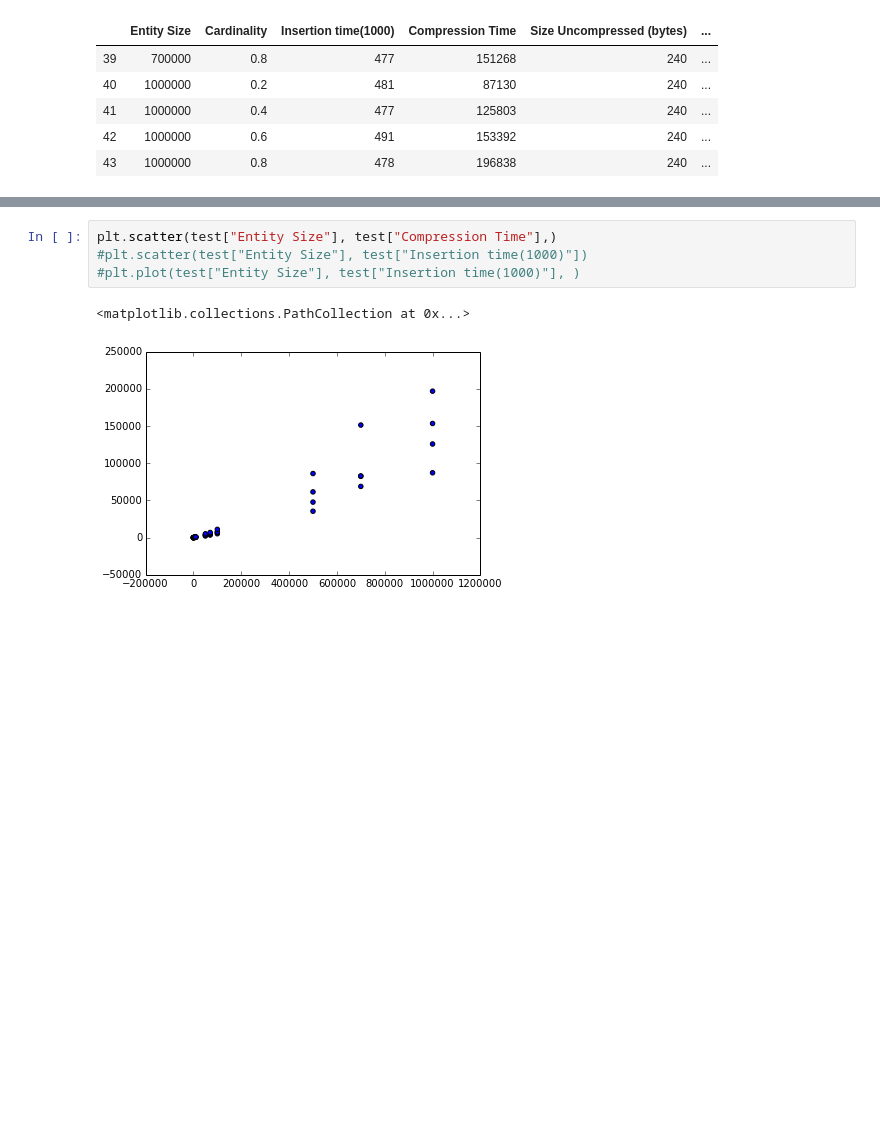
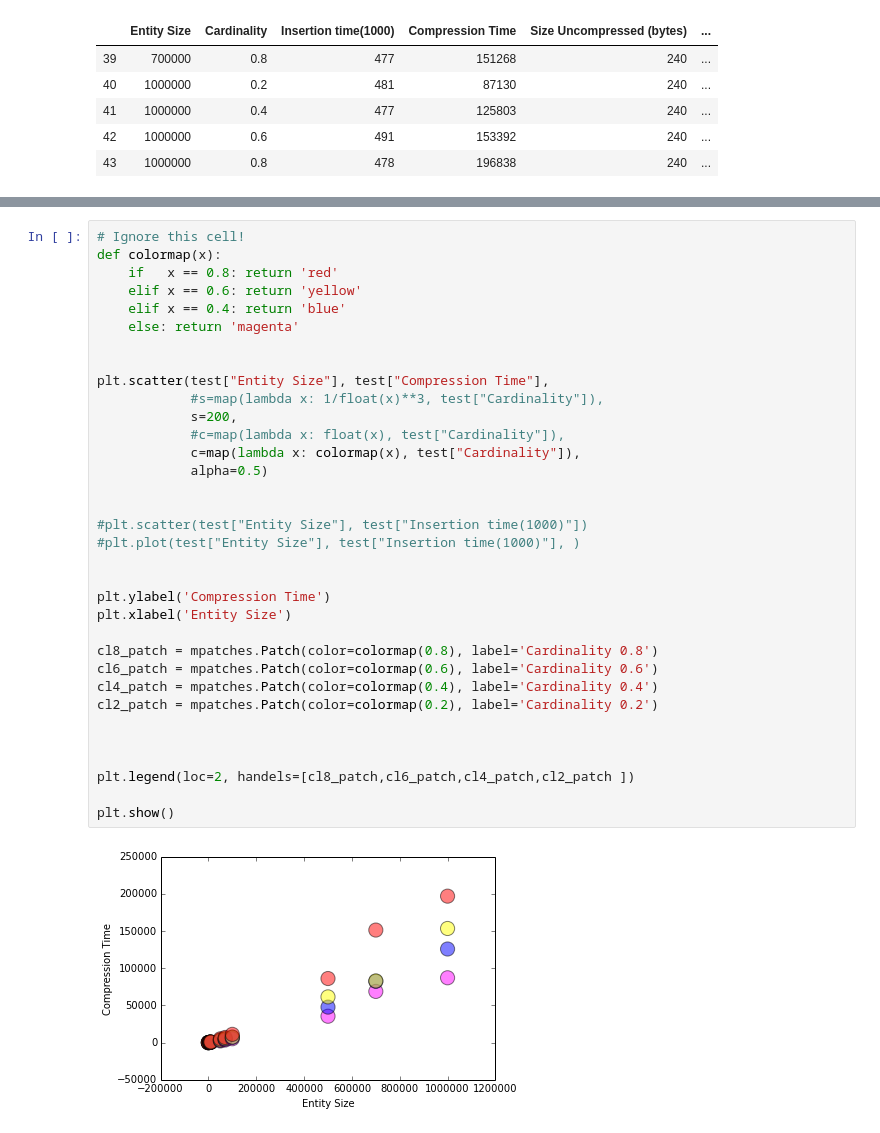
Before and after one commit to cegme/qdstreaming, a Jupyter notebook: code/c/compression-tests.ipynb, the cells around one changed output, grey strips where cells are left out. Cells and saved outputs as stored; diff of their text form; blank space fills up the shorter version.

Commit message:
Updated the compression test graph

```diff
--- a/code/c/compression-tests.ipynb
+++ b/code/c/compression-tests.ipynb
@@ -62,7 +32,36 @@ Name: Entity Size
-# %%
-plt.scatter(test["Entity Size"], test["Compression Time"],)
-#plt.scatter(test["Entity Size"], test["Insertion time(1000)"])
-#plt.plot(test["Entity Size"], test["Insertion time(1000)"], )
-# %% [output]
-<matplotlib.collections.PathCollection at 0x...>
-[figure, removed]
+# %%
+# Ignore this cell!
+def colormap(x):
+    if   x == 0.8: return 'red'
+    elif x == 0.6: return 'yellow'
+    elif x == 0.4: return 'blue'
+    else: return 'magenta'
+
+
+plt.scatter(test["Entity Size"], test["Compression Time"],
+            #s=map(lambda x: 1/float(x)**3, test["Cardinality"]),
+            s=200,
+            #c=map(lambda x: float(x), test["Cardinality"]),
+            c=map(lambda x: colormap(x), test["Cardinality"]),
+            alpha=0.5)
+
+
+#plt.scatter(test["Entity Size"], test["Insertion time(1000)"])
+#plt.plot(test["Entity Size"], test["Insertion time(1000)"], )
+
+
+plt.ylabel('Compression Time')
+plt.xlabel('Entity Size')
+
+cl8_patch = mpatches.Patch(color=colormap(0.8), label='Cardinality 0.8')
+cl6_patch = mpatches.Patch(color=colormap(0.6), label='Cardinality 0.6')
+cl4_patch = mpatches.Patch(color=colormap(0.4), label='Cardinality 0.4')
+cl2_patch = mpatches.Patch(color=colormap(0.2), label='Cardinality 0.2')
+
+
+
+plt.legend(loc=2, handels=[cl8_patch,cl6_patch,cl4_patch,cl2_patch ])
+
+plt.show()
+# %% [output]
+[figure, added]
```
Also changed, not shown: parts of 4 cells of this notebook, 1 other file.
